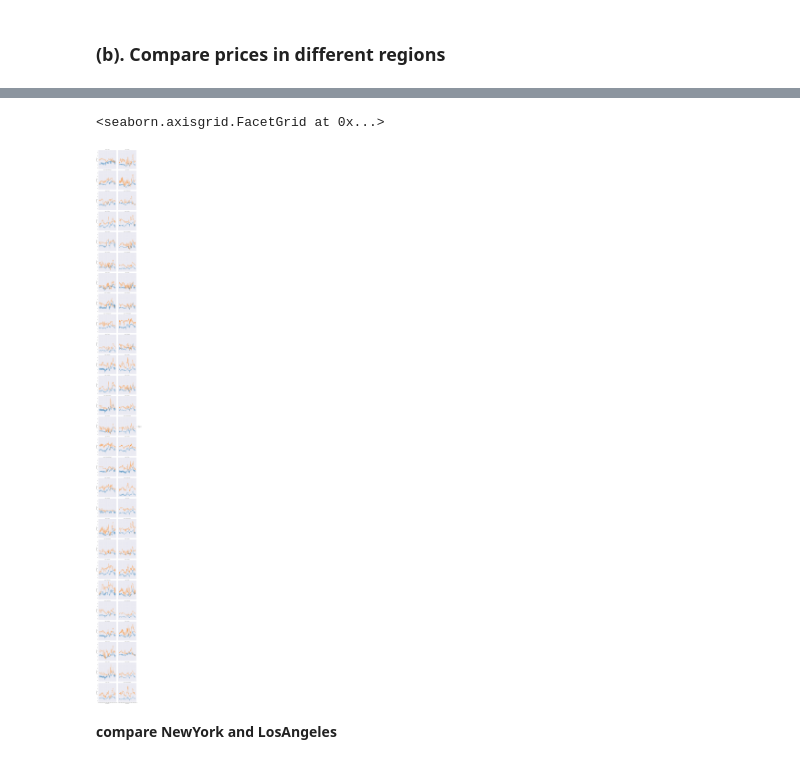
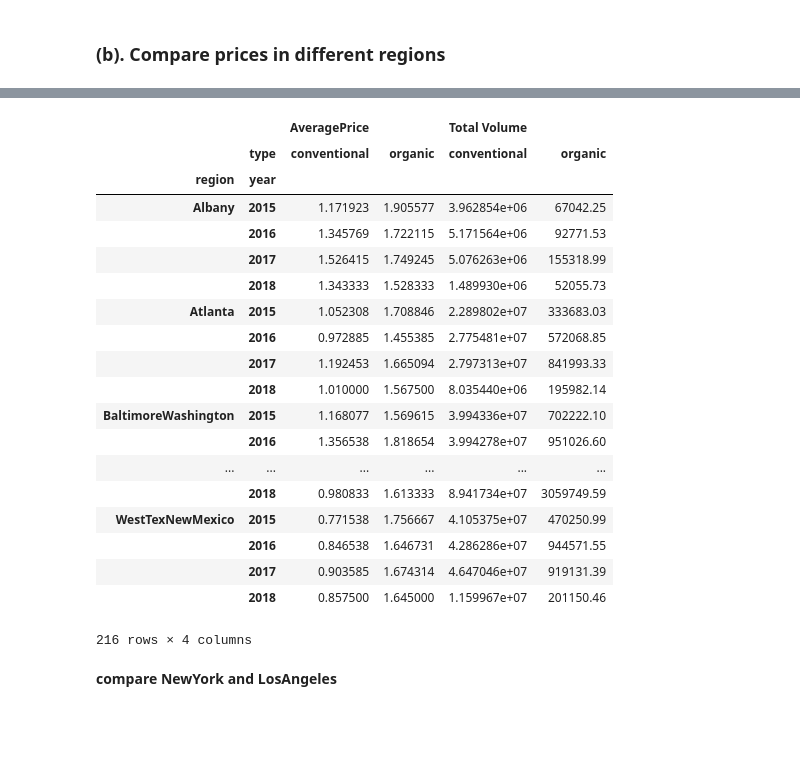
Before and after one commit to nanli-7/data-tools, a Jupyter notebook: data-visulization/visualizing-time-series-data.ipynb, the cells around one changed output, grey strips where cells are left out. Cells and saved outputs as stored; diff of their text form; code cells hidden in the pictures; blank space fills up the shorter version.

```diff
--- a/data-visulization/visualizing-time-series-data.ipynb
+++ b/data-visulization/visualizing-time-series-data.ipynb
@@ -144,10 +129,31 @@ target_regions.groupby(['region','type'])['AveragePrice'].describe()
-# %%
-seaborn.relplot(x="Date_datetime", y="AveragePrice",
-                hue="type", col_wrap=2,col="region", kind="line",
-             data=target_regions)
-# %% [output]
-<seaborn.axisgrid.FacetGrid at 0x...>
-[figure, removed]
+# %%
+# yearly average price and total sale volume
+pandas.pivot_table(avocado, values=['AveragePrice','Total Volume'],
+                   columns= 'type',
+                   index=['region', 'year'],
+                   aggfunc={'AveragePrice': numpy.mean,
+                            'Total Volume': numpy.sum})
+# %% [output]
+|  |  | AveragePrice |  | Total Volume |  |
+|  | type | conventional | organic | conventional | organic |
+| region | year |  |  |  |  |
+| Albany | 2015 | 1.171923 | 1.905577 | 3.962854e+06 | 67042.25 |
+|  | 2016 | 1.345769 | 1.722115 | 5.171564e+06 | 92771.53 |
+|  | 2017 | 1.526415 | 1.749245 | 5.076263e+06 | 155318.99 |
+|  | 2018 | 1.343333 | 1.528333 | 1.489930e+06 | 52055.73 |
+| Atlanta | 2015 | 1.052308 | 1.708846 | 2.289802e+07 | 333683.03 |
+|  | 2016 | 0.972885 | 1.455385 | 2.775481e+07 | 572068.85 |
+|  | 2017 | 1.192453 | 1.665094 | 2.797313e+07 | 841993.33 |
+|  | 2018 | 1.010000 | 1.567500 | 8.035440e+06 | 195982.14 |
+| BaltimoreWashington | 2015 | 1.168077 | 1.569615 | 3.994336e+07 | 702222.10 |
+|  | 2016 | 1.356538 | 1.818654 | 3.994278e+07 | 951026.60 |
+| ... | ... | ... | ... | ... | ... |
+|  | 2018 | 0.980833 | 1.613333 | 8.941734e+07 | 3059749.59 |
+| WestTexNewMexico | 2015 | 0.771538 | 1.756667 | 4.105375e+07 | 470250.99 |
+|  | 2016 | 0.846538 | 1.646731 | 4.286286e+07 | 944571.55 |
+|  | 2017 | 0.903585 | 1.674314 | 4.647046e+07 | 919131.39 |
+|  | 2018 | 0.857500 | 1.645000 | 1.159967e+07 | 201150.46 |
+216 rows × 4 columns
 # %% [markdown]
 **compare NewYork and LosAngeles**
 # %%
```
Also changed, not shown: parts of 13 cells of this notebook, 1 other file.
